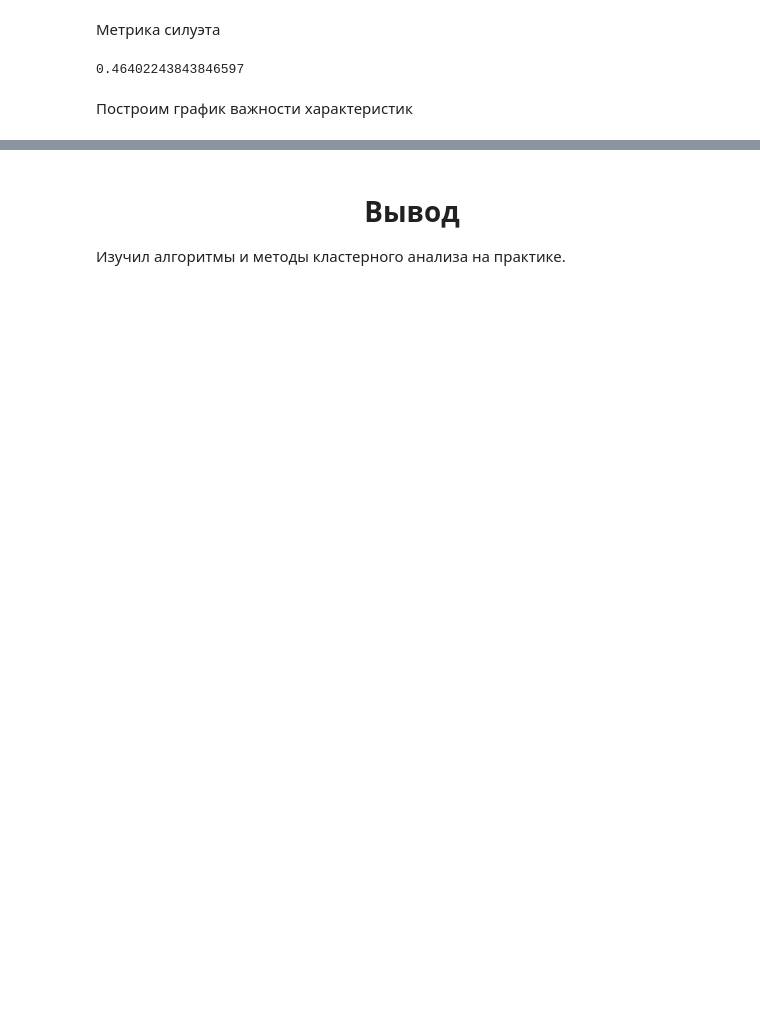
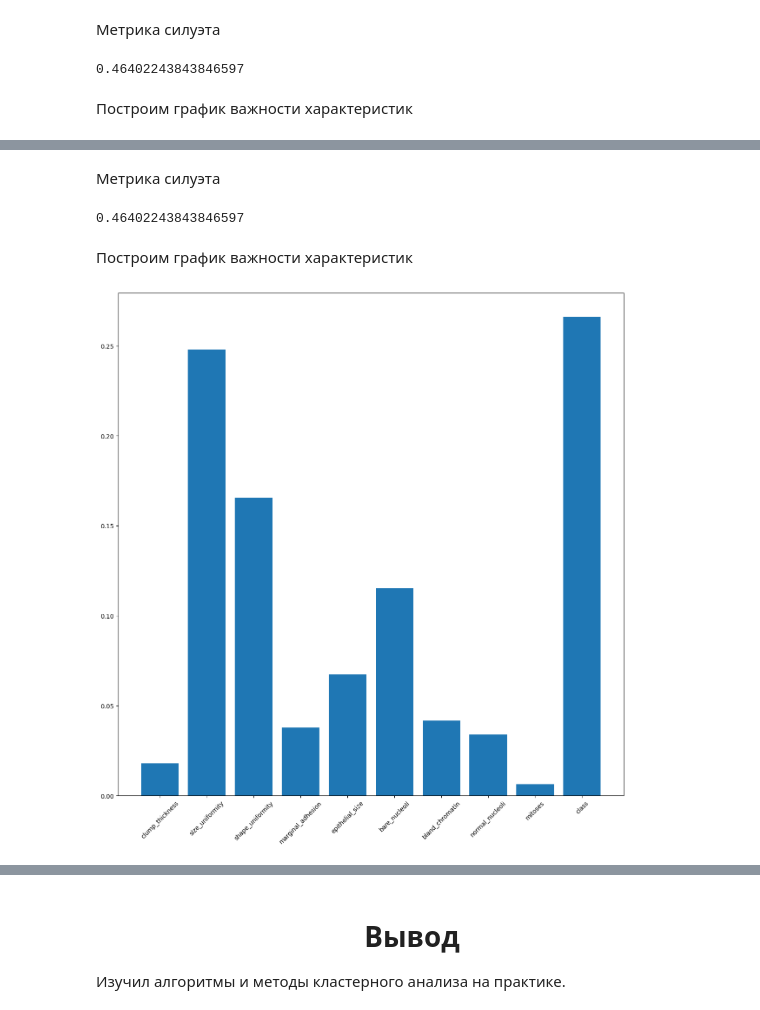
Before and after one commit to warwar422/AnalizDannih, a Jupyter notebook: lab3/lab3.ipynb, the cells around one changed output, grey strips where cells are left out. Drawn from its saved outputs; the diff is of its cells as text; code cells hidden in the pictures; blank space fills up the shorter version.

```diff
--- a/lab3/lab3.ipynb
+++ b/lab3/lab3.ipynb
@@ -134,0 +163,23 @@ plt.show()
+# %% [markdown]
+Метрика силуэта
+# %%
+from sklearn.metrics import silhouette_score
+silhouette_score(df_sc, labels_km)
+# %% [output]
+0.46402243843846597
+# %% [markdown]
+Построим график важности характеристик
+# %%
+km2 = KMeans(2)
+km2.fit(cancer_df)
+
+clf = RandomForestClassifier()
+clf.fit(cancer_df, km2.labels_)
+
+plt.figure(figsize=(15, 15))
+plt.bar(cancer_df.columns, height=clf.feature_importances_)
+plt.xticks(rotation=45)
+
+plt.show()
+# %% [output]
+[figure, added]
```
Also changed, not shown: parts of 11 cells of this notebook.
